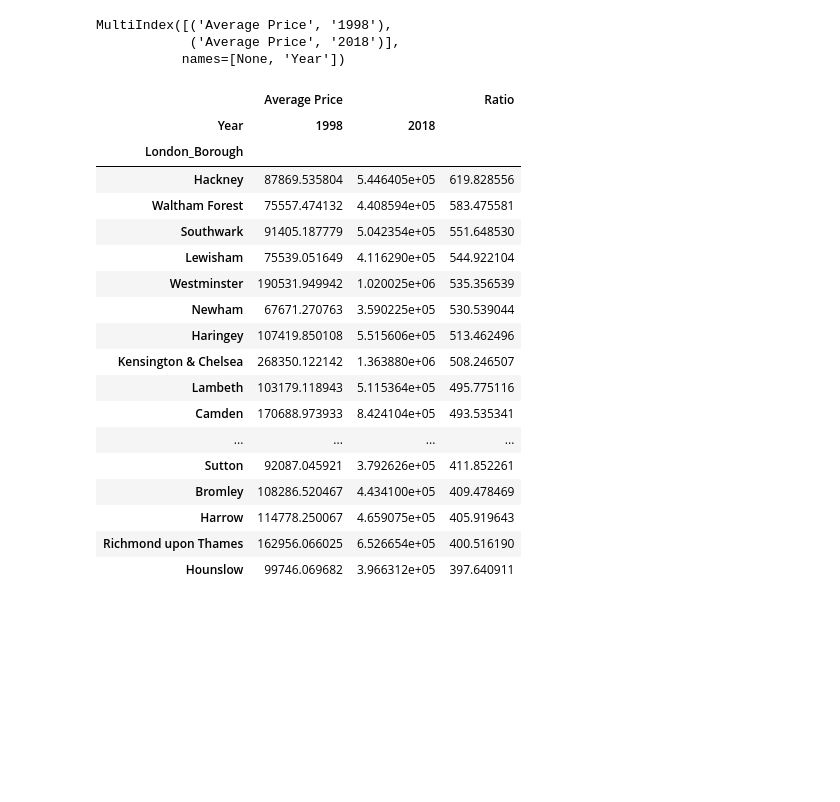
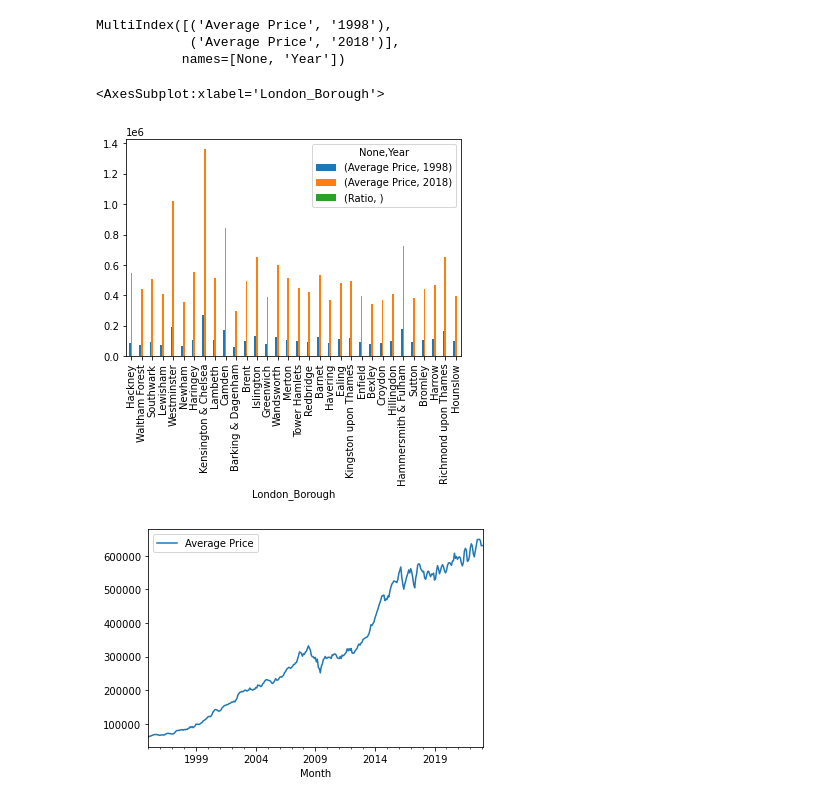
Before and after one commit to Chenhui-li/2023, a Jupyter notebook: Projects/Unit 4 Challenge - Tier 3.ipynb, the cells around one changed output. Saved outputs shown, nothing was run; the diff lists cells and outputs as text; code cells hidden in the pictures; blank space fills up the shorter version.

```diff
--- a/Projects/Unit 4 Challenge - Tier 3.ipynb
+++ b/Projects/Unit 4 Challenge - Tier 3.ipynb
@@ -545,25 +545,16 @@ MultiIndex([('Average Price', '1998'),
 # %%
 year1998_2018_widetable['Ratio'] = year1998_2018_widetable[('Average Price', '2018')]*100/year1998_2018_widetable[('Average Price', '1998')]
 # %%
-year1998_2018_widetable.sort_values('Ratio', ascending=False)
+sorted_1998_2018=year1998_2018_widetable.sort_values('Ratio', ascending=False)
 # Hackney is the one increased most in the from 1998 to 2018
+sorted_1998_2018.plot(kind="bar")
+####from left to right is the the increase% from highest to lowest
 # %% [output]
-|  | Average Price |  | Ratio |
-| Year | 1998 | 2018 |  |
-| London_Borough |  |  |  |
-| Hackney | 87869.535804 | 5.446405e+05 | 619.828556 |
-| Waltham Forest | 75557.474132 | 4.408594e+05 | 583.475581 |
-| Southwark | 91405.187779 | 5.042354e+05 | 551.648530 |
-| Lewisham | 75539.051649 | 4.116290e+05 | 544.922104 |
-| Westminster | 190531.949942 | 1.020025e+06 | 535.356539 |
-| Newham | 67671.270763 | 3.590225e+05 | 530.539044 |
-| Haringey | 107419.850108 | 5.515606e+05 | 513.462496 |
-| Kensington & Chelsea | 268350.122142 | 1.363880e+06 | 508.246507 |
-| Lambeth | 103179.118943 | 5.115364e+05 | 495.775116 |
-| Camden | 170688.973933 | 8.424104e+05 | 493.535341 |
-| ... | ... | ... | ... |
-| Sutton | 92087.045921 | 3.792626e+05 | 411.852261 |
-| Bromley | 108286.520467 | 4.434100e+05 | 409.478469 |
-| Harrow | 114778.250067 | 4.659075e+05 | 405.919643 |
-| Richmond upon Thames | 162956.066025 | 6.526654e+05 | 400.516190 |
-| Hounslow | 99746.069682 | 3.966312e+05 | 397.640911 |
+<AxesSubplot:xlabel='London_Borough'>
+[figure, added]
+# %%
+Hackney=onlyLB[onlyLB["London_Borough"]=="Hackney"]
+Hackney.plot(x="Month", y="Average Price", kind="line")
+plt.show()
+# %% [output]
+[figure, added]
```
Also changed, not shown: parts of 4 cells of this notebook.
